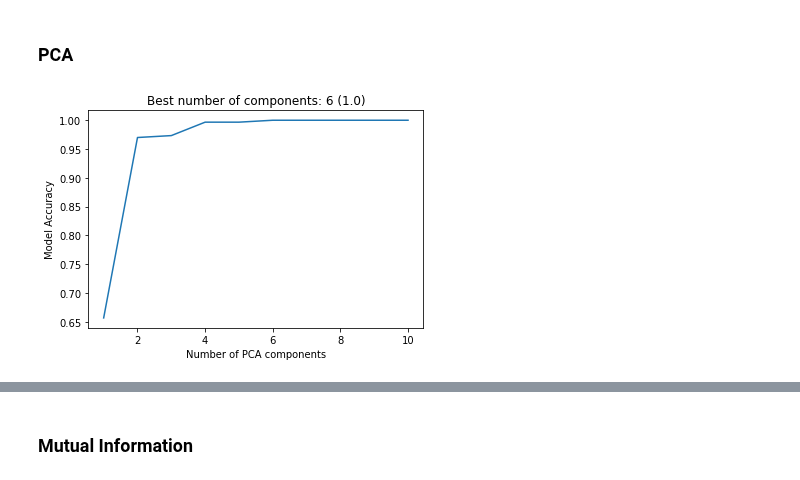
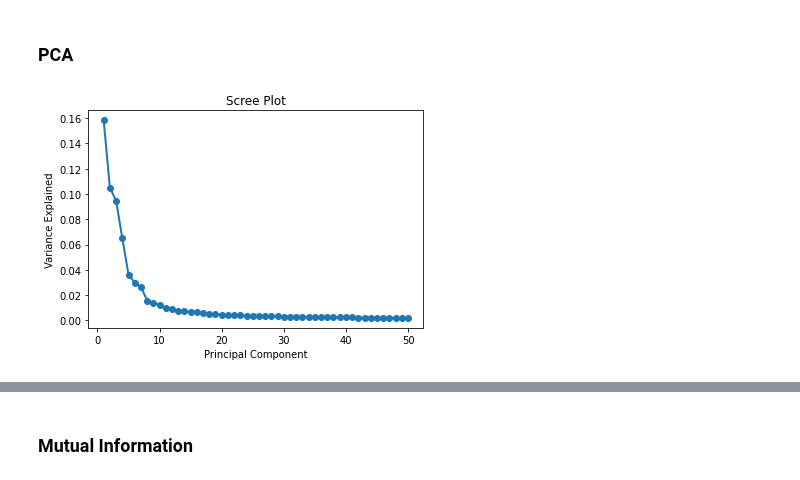
Before and after one commit to alina-dima/PR-for-AI, a Jupyter notebook: Assignment 2/Genes/genes.ipynb, the cells around one changed output, grey strips where cells are left out. Drawn from its saved outputs; the diff is of its cells as text; code cells hidden in the pictures.

```diff
--- a/Assignment 2/Genes/genes.ipynb
+++ b/Assignment 2/Genes/genes.ipynb
@@ -140,4 +151,17 @@ plot_class_freq(df_labels_over)
 ## Feature Selection / Dimension Reduction
 # %% [markdown]
 ### PCA
+# %%
+def plot_pca_comp_variance(x, comp=50):
+    pca = PCA(n_components=comp)
+    pca.fit(x)
+    plt.plot(list(range(1, comp + 1)), pca.explained_variance_ratio_, "o-", linewidth=2)
+    plt.title("Scree Plot")
+    plt.xlabel("Principal Component")
+    plt.ylabel("Variance Explained")
+    plt.show()
+# %%
+plot_pca_comp_variance(df)
+# %% [output]
+[figure, added]
 # %%
@@ -155,12 +190,0 @@ def best_pca(components, x_train, y_train, x_test, y_test, model):
-# %%
-max_comp = 10
-components = list(range(1, max_comp + 1))
-X_train, X_test, y_train, y_test = train_test_split(df_over, df_labels_over, test_size=0.2, random_state=0)
-scores = best_pca(components, X_train, y_train, X_test, y_test, SVC())
-plt.plot(components, scores)
-plt.xlabel("Number of PCA components")
-plt.ylabel("Model Accuracy")
-plt.title("Best number of components: " + str(np.argmax(scores) + 1) + " (" + str(round(max(scores),3)) + ")")
-plt.show()
-# %% [output]
-[figure, removed]
```
Also changed, not shown: parts of 19 cells of this notebook.
